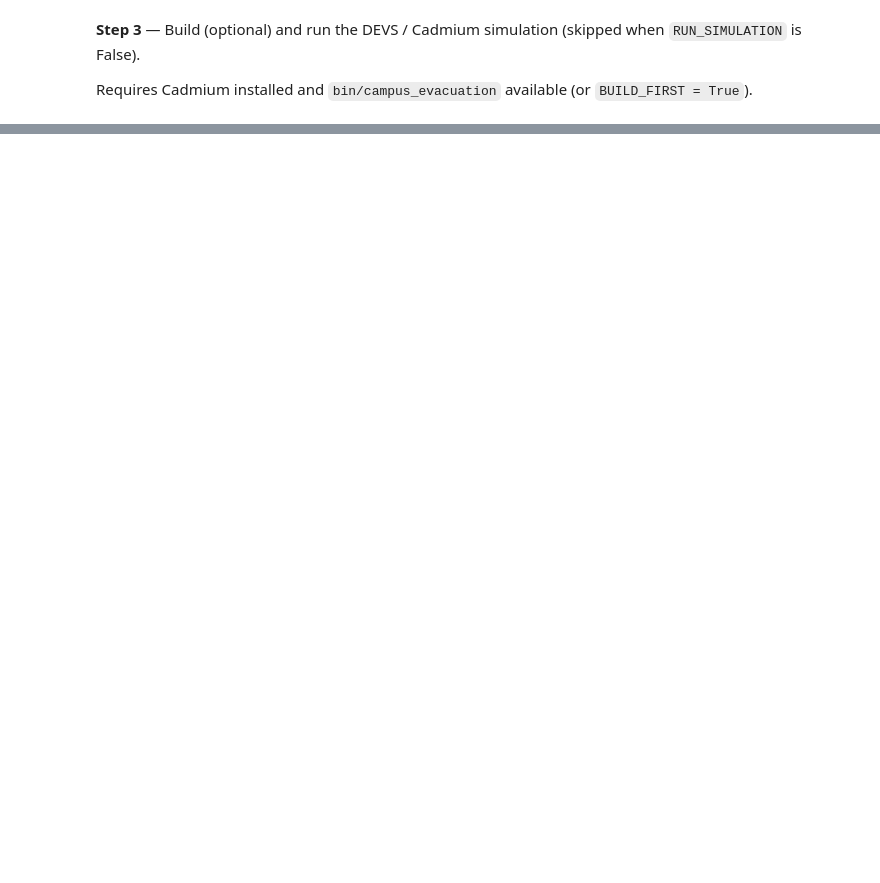
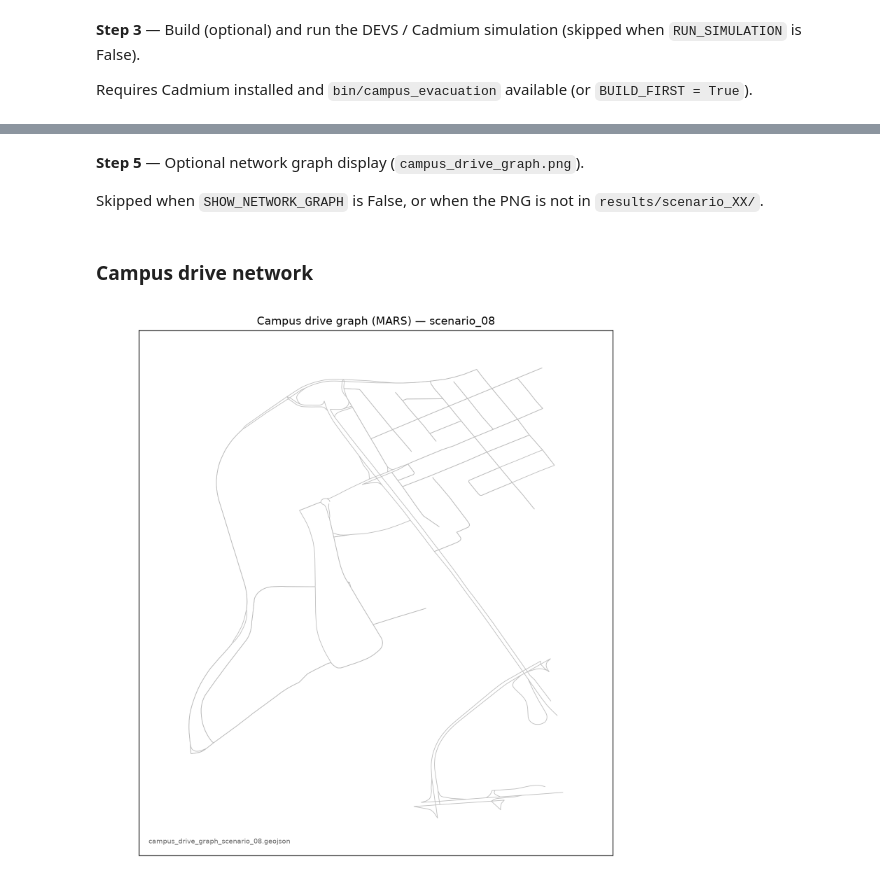
Before and after one commit to Dorianbansoodeb/model-campus-evacuation, a Jupyter notebook: analyze_scenario.ipynb, the cells around one changed output, grey strips where cells are left out. Saved outputs shown, nothing was run; the diff lists cells and outputs as text; code cells hidden in the pictures; blank space fills up the shorter version.

```diff
--- a/analyze_scenario.ipynb
+++ b/analyze_scenario.ipynb
@@ -68,21 +73,18 @@ print(f"Ready. Project folder:\n  {ROOT}")
 # %% [markdown]
 **Step 2** — Pick the scenario and whether to run a new simulation or reuse existing results.
 # %%
-SCENARIO = 1
-RUN_SIMULATION = False
-BUILD_FIRST = False
+SCENARIO = 8
+RUN_SIMULATION = True
+BUILD_FIRST = True
+SHOW_NETWORK_GRAPH = True  # display campus_drive_graph.png if present
 
 SID = f"{SCENARIO:02d}"
 NAME = f"scenario_{SID}"
 OUT_DIR = RESULTS / NAME
 LOG_PATH = OUT_DIR / f"{NAME}_log.csv"
 SCHEDULE = SCHEDULES / f"{NAME}.csv"
-MANIFEST = SCENARIOS / f"{NAME}.json"  # scenario_07 only today
 
-assert 1 <= SCENARIO <= 7, f"Choose scenario 1–7 (got {SCENARIO})"
-if SCENARIO != 7:
-    assert SCHEDULE.is_file(), f"Missing schedule: {SCHEDULE}"
-else:
-    assert MANIFEST.is_file(), f"Missing manifest: {MANIFEST}"
+assert 1 <= SCENARIO <= 10, f"Choose scenario 1–10 (got {SCENARIO})"
+assert SCHEDULE.is_file(), f"Missing schedule: {SCHEDULE}"
 
 print(f"{NAME}  |  run={RUN_SIMULATION}  |  output: {OUT_DIR.relative_to(ROOT)}")
@@ -164,0 +253,20 @@ for name, title in {
+# %% [markdown]
+**Step 5** — Optional network graph display (`campus_drive_graph.png`).
+
+Skipped when `SHOW_NETWORK_GRAPH` is False, or when the PNG is not in `results/scenario_XX/`.
+# %%
+if not SHOW_NETWORK_GRAPH:
+    print("Network graph skipped (SHOW_NETWORK_GRAPH is False).")
+else:
+    path = OUT_DIR / "campus_drive_graph.png"
+    if not path.is_file():
+        print(f"Skipping missing network graph: {path.name} (expected at {path})")
+    else:
+        try:
+            display(Markdown("### Campus drive network"))
+            display(Image(data=path.read_bytes()))
+        except Exception as exc:
+            print(f"Skipping network graph: could not display ({exc})")
+# %% [output]
+### Campus drive network
+[figure, added]
```
Also changed, not shown: parts of 6 cells of this notebook, 17 other files.
